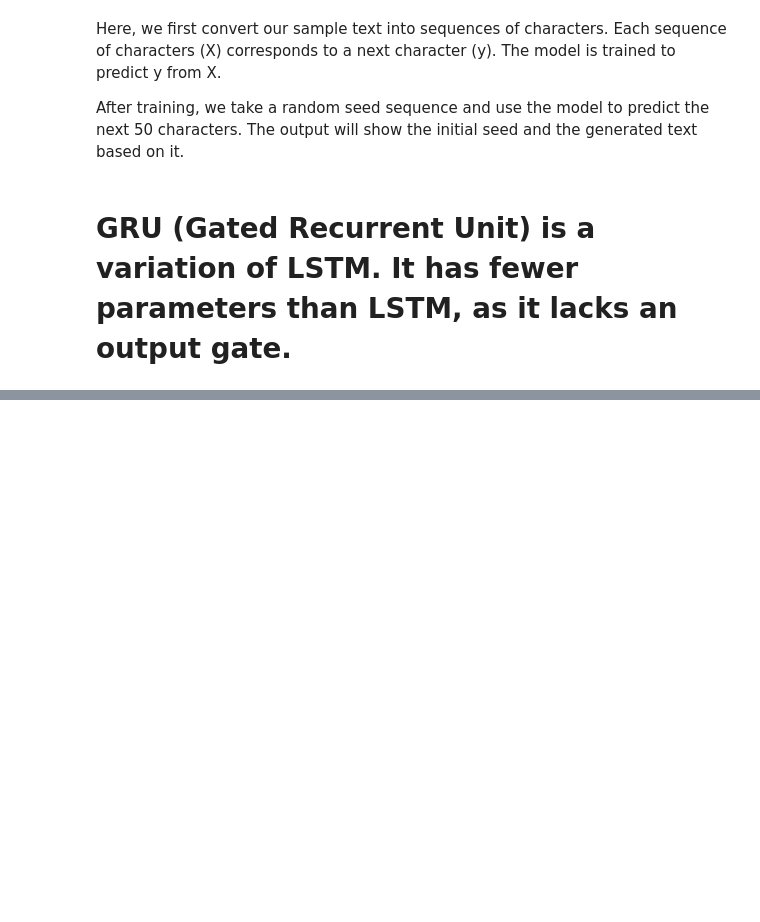
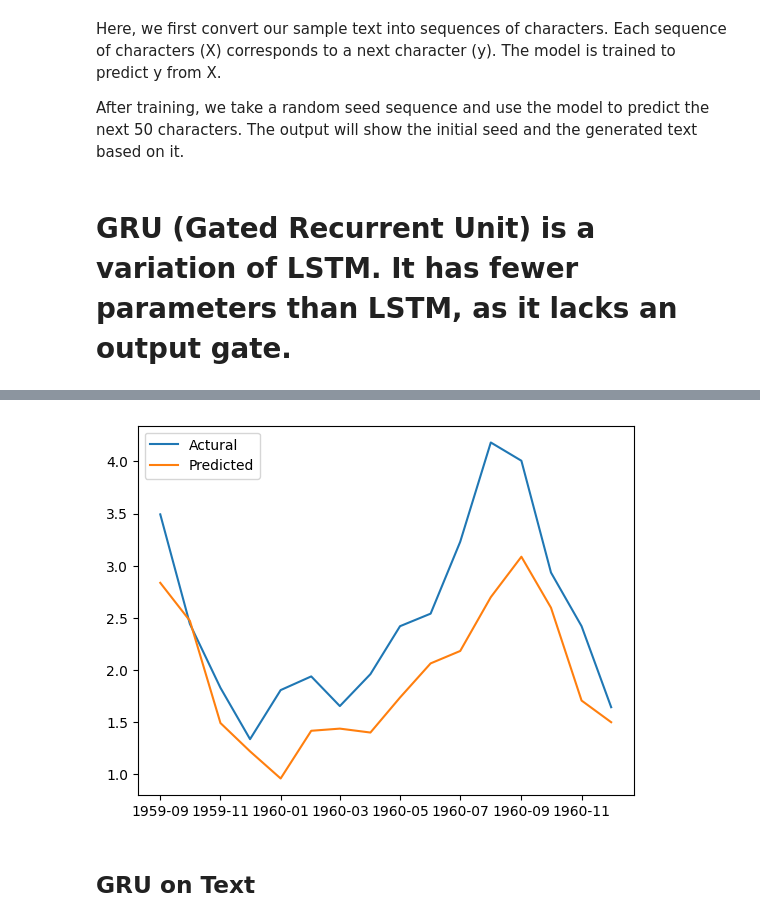
Before and after one commit to Ind-saurabh-kumar/Data_Science_Course, a Jupyter notebook: Deep_Learning_with_tensorflow/06_RNN_LSTN_GRU.ipynb, the cells around one changed output, grey strips where cells are left out. Saved outputs shown, nothing was run; the diff lists cells and outputs as text; code cells hidden in the pictures; blank space fills up the shorter version.

```diff
--- a/Deep_Learning_with_tensorflow/06_RNN_LSTN_GRU.ipynb
+++ b/Deep_Learning_with_tensorflow/06_RNN_LSTN_GRU.ipynb
@@ -371,8 +374,4 @@ model = Sequential([
 # %%
-# Compile the model
-model.compile(optimizer='adam', loss='mse')
-
-
 # Train the model
-history = model.fit(X_train, y_train, epoch=100, batch_size=32)
+history = model.fit(X_train, y_train, epochs=100, batch_size=32)
 # %% [output]
@@ -396,0 +402,3 @@ AssertionError
+# %%
+# Make predications on test data
+y_pred = model.predict(X_test)
@@ -396,0 +407,12 @@ AssertionError
+# %%
+# plot the predictions and actual values
+
+import matplotlib.pyplot as plt
+plt.plot(test_data.index[seq_length+1:], y_test, label='Actural')
+plt.plot(test_data.index[seq_length+1:], y_pred, label='Predicted')
+plt.legend()
+plt.show()
+# %% [output]
+[figure, added]
+# %% [markdown]
+## GRU on Text
```
Also changed, not shown: parts of 15 cells of this notebook.
